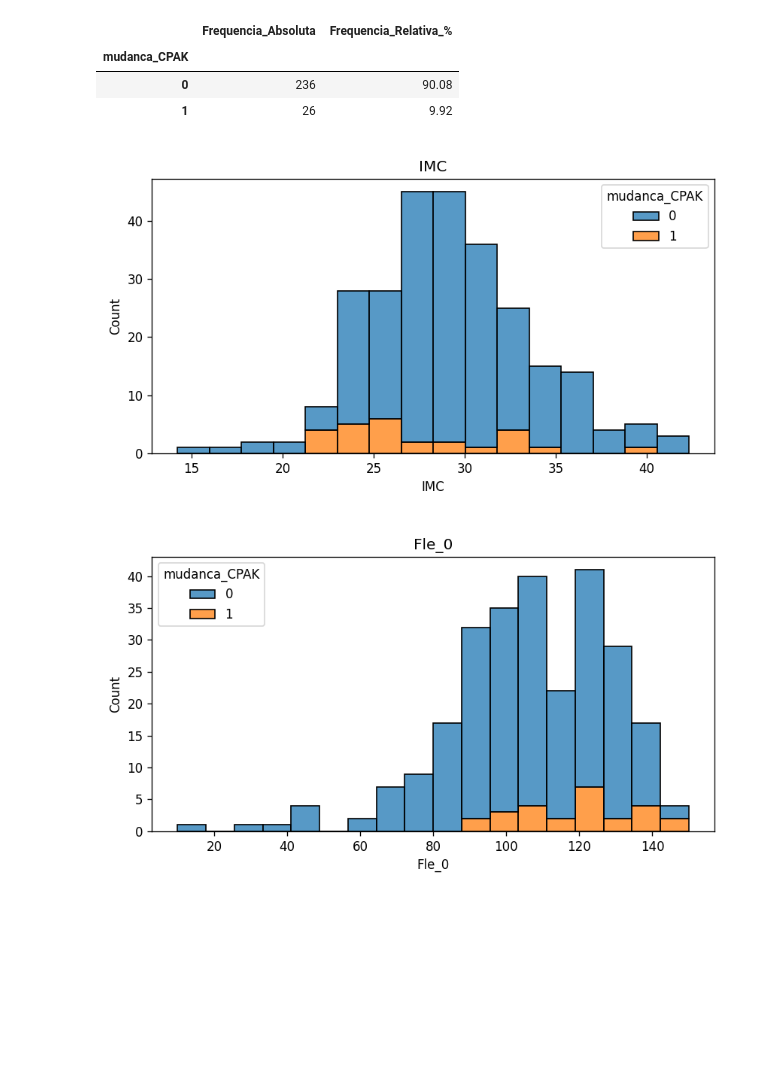
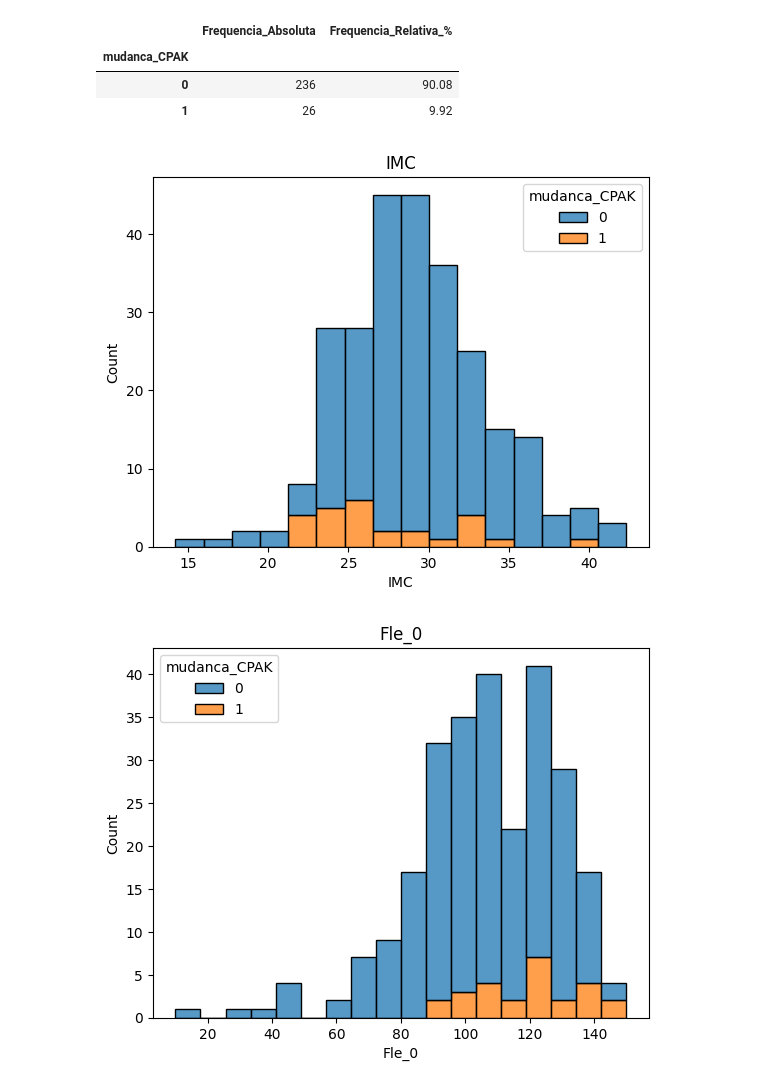
Before and after one commit to efigueira-hds/ML_Projeto_Final, a Jupyter notebook: EDA.ipynb, the cells around one changed output. Cells and saved outputs as stored; diff of their text form; code cells hidden in the pictures; blank space fills up the shorter version.

```diff
--- a/EDA.ipynb
+++ b/EDA.ipynb
@@ -348,21 +350,13 @@ target = ortho_eda[["mudanca_CPAK"]]
 # %%
-from io import BytesIO
-from IPython.display import Image, display
+# histogramas para as variáveis numéricas em relação à variável de interesse "mudanca_CPAK"
 import matplotlib.pyplot as plt
 import seaborn as sns
 
 for var in ["IMC", "Fle_0", "EVA_0", "PM6_0", "WR_0", "WAtotal_0"]:
-    fig, ax = plt.subplots(figsize=(7, 4))
-    sns.histplot(data=ortho_eda, x=var, hue="mudanca_CPAK", multiple="stack", ax=ax)
-    ax.set_title(var)
-    fig.tight_layout()
-
-    buffer = BytesIO()
-    fig.savefig(buffer, format="png", dpi=120)
-    buffer.seek(0)
-    display(Image(data=buffer.getvalue()))
-    buffer.close()
-    plt.close(fig)
+    sns.histplot(data=ortho_eda, x=var, hue="mudanca_CPAK", multiple="stack")
+    plt.title(var)
+    plt.show()
+    plt.close()
 # %% [output]
-[figure, old version]
+[figure, new version]
-[figure, old version]
+[figure, new version]
```
Also changed, not shown: parts of 4 cells of this notebook.
